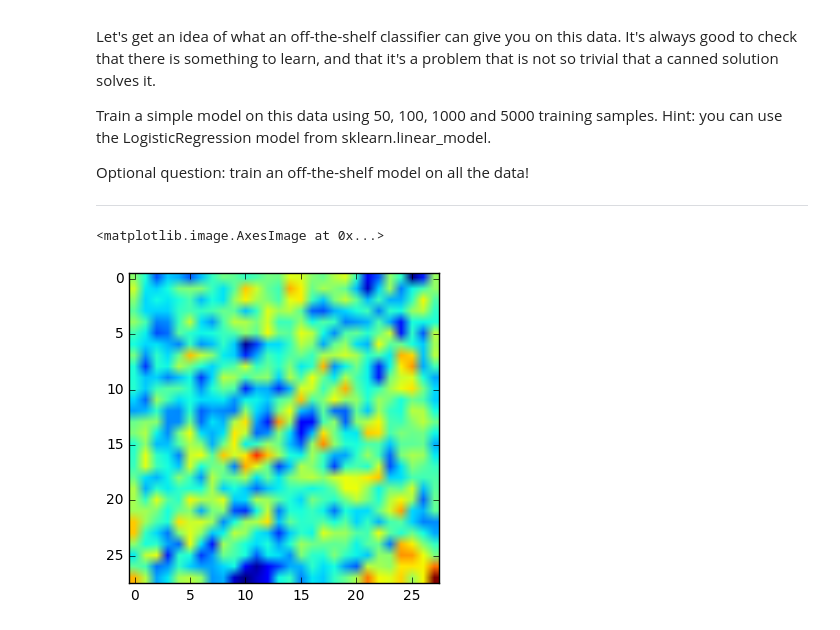
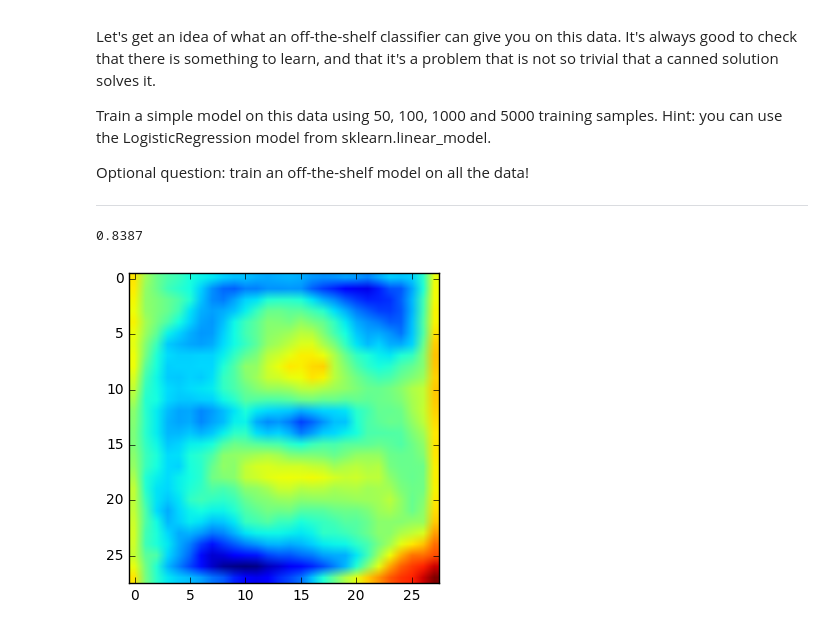
Before and after one commit to SayakaNogawa/deep-learning, a Jupyter notebook: 1_notmnist.ipynb, the cells around one changed output. Drawn from its saved outputs; the diff is of its cells as text; code cells hidden in the pictures.

```diff
--- a/1_notmnist.ipynb
+++ b/1_notmnist.ipynb
@@ -409,29 +404,34 @@ Optional question: train an off-the-shelf model on all the data!
 
 ---
 # %%
-num_samples = 1000
-n_classes = 10
+def training_sample(num):
+        num_samples = num
+        n_classes = 10
 
-(samples, width, height) = train_dataset.shape
-X = np.reshape(train_dataset,(samples, width*height))[0:num_samples]
-y = train_labels[0:num_samples]
+        (samples, width, height) = train_dataset.shape
+        X = np.reshape(train_dataset,(samples, width*height))[0:num_samples]
+        y = train_labels[0:num_samples]
 
-# This gives a nice image of a letter
-example = X.reshape(num_samples, width, height)[0]
-plt.imshow(example)
+        # This gives a nice image of a letter
+        example = X.reshape(num_samples, width, height)[0]
+        plt.imshow(example)
 
-lr = LogisticRegression()
-lr.fit(X, y)
+        clf = LogisticRegression(C=0.001)
+        clf.fit(X, y)
 
-(samples, width, height) = test_dataset.shape
-X_test = np.reshape(test_dataset, (samples, width*height))
-y_test = test_labels
-lr.score(X_test, y_test)
+        (samples, width, height) = test_dataset.shape
+        X_test = np.reshape(test_dataset, (samples, width*height))
+        y_test = test_labels
+        answer = clf.score(X_test, y_test)
 
-# This gives a totally random looking image, but I expect it should
-# look like a fuzzy kind of letter.
-filter_a = lr.coef_.reshape(n_classes, width, height)[0]
-plt.imshow(filter_a)
+        # This gives a totally random looking image, but I expect it should
+        # look like a fuzzy kind of letter.
+        filter_a = clf.coef_.reshape(n_classes, width, height)[0]
+        plt.imshow(filter_a)
+
+        return (answer)
+
+training_sample(1000)
 # %% [output]
-<matplotlib.image.AxesImage at 0x...>
+0.8387
-[figure, old version]
+[figure, new version]
```
Also changed, not shown: parts of 3 cells of this notebook.
